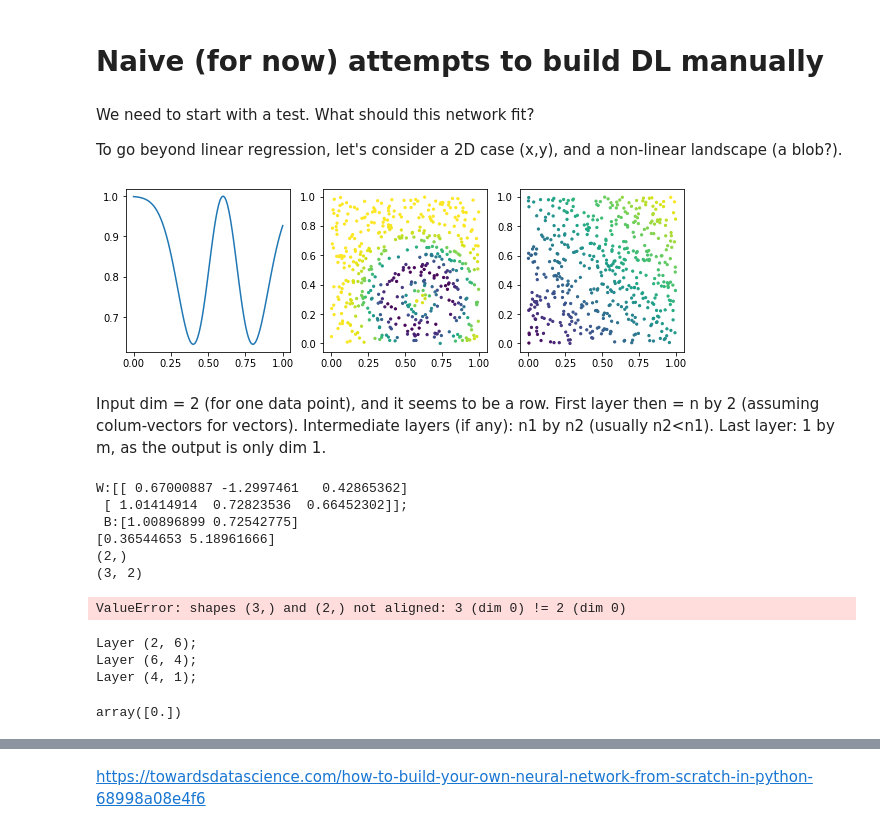
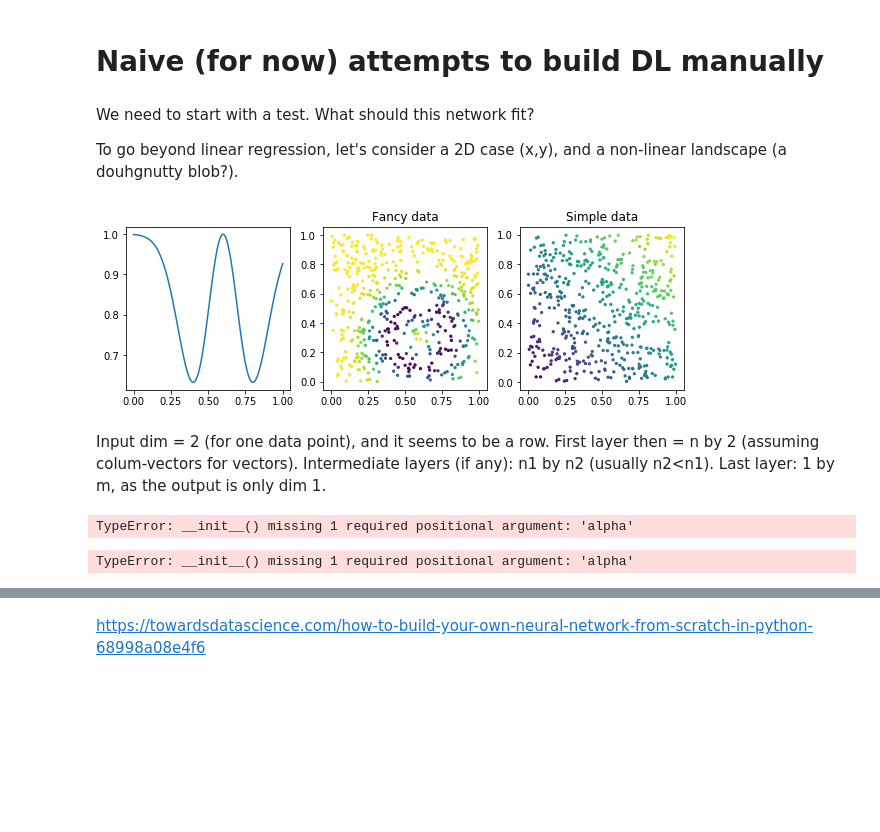
Before and after one commit to khakhalin/Sketches, a Jupyter notebook: sklearn_experiments/manual_dl.ipynb, the cells around one changed output, grey strips where cells are left out. Cells and saved outputs as stored; diff of their text form; code cells hidden in the pictures; blank space fills up the shorter version.

```diff
--- a/sklearn_experiments/manual_dl.ipynb
+++ b/sklearn_experiments/manual_dl.ipynb
@@ -6,49 +6,52 @@ import matplotlib.pyplot as plt
 # %% [markdown]
 We need to start with a test. What should this network fit?
 
-To go beyond linear regression, let's consider a 2D case (x,y), and a non-linear landscape (a blob?).
+To go beyond linear regression, let's consider a 2D case (x,y), and a non-linear landscape (a douhgnutty blob?).
 # %%
 def target(xy, y=None, simple=False):
     if y is None:
         x = xy[:,0]
         y = xy[:,1]
     else:
         x = xy
     if simple:
         val = x+y
         val = val/max(val)
     else:
         d = np.sqrt((x-0.6)**2 + (y-0.3)**2)*5
         val = 1-np.exp(-d**2)*d**2
     return val
 
 plt.figure(figsize=(10,3))
 x = np.linspace(0,1,101)
 plt.subplot(131)
 plt.plot(x, target(x,0.3))
 
 xy = np.random.uniform(size=(500,2))
+z = target(xy, simple=True)
+plt.subplot(133);
+plt.scatter(xy[:,0], xy[:,1], s=5, c=z);
+plt.title('Simple data');
+
+xy = np.random.uniform(size=(500,2))
 z = target(xy, simple=False)
 plt.subplot(132);
 plt.scatter(xy[:,0], xy[:,1], s=5, c=z);
-
-xy = np.random.uniform(size=(500,2))
-z = target(xy, simple=True)
-plt.subplot(133);
-plt.scatter(xy[:,0], xy[:,1], s=5, c=z);
+plt.title('Fancy data');
 # %% [output]
-[figure, old version]
+[figure, new version]
 # %% [markdown]
 Input dim = 2 (for one data point), and it seems to be a row. First layer then = n by 2 (assuming colum-vectors for vectors). Intermediate layers (if any): n1 by n2 (usually n2<n1). Last layer: 1 by m, as the output is only dim 1.
 # %%
 class Layer():
     """Neural Network Layer."""
-    def __init__(self,m,n): # Dimensions are given in the order of logical human transformation: m-vec to n-vec
+    def __init__(self,m,n,alpha): # Dimensions are given in the order of logical human transformation: m-vec to n-vec
         self.w = np.random.randn(n,m)
         self.b = np.random.randn(n)
         self.input  = np.zeros(m)
         self.out = np.zeros(n)
         self.left_error = np.zeros(m) # For backprop
+        self.alpha = alpha            # Learning rate
 
     def __str__(self):
         return 'W:' + str(self.w) + ";\n B:" + str(self.b)
@@ -58,38 +61,33 @@ class Layer():
 
     def run(self,x):
         """Forward run."""
+        # if type(x)==list:   x = np.array(x)
         self.input = x.copy()               # Deepcopy, as we need values, not the reference
         if len(x)!=self.w.shape[1]:
             error("Dimensions don't match")
         self.out = np.maximum(0 , np.matmul(self.w , x) + self.b)
-        return self.out.copy()              # Let's assume that it's the object that isolates everything
+        return self.out.copy()              # Isolating copies at return
 
     def backprop(self,y):
         """Backprop."""
-        print(y.shape)
-        print(self.w.T.shape)
         self.left_error = np.matmul(self.w.T, y)
-        self.w += np.dot(self.input , y*(self.out>0))
+        self.w += np.outer(self.input , y*(self.out>0)).T *self.alpha
         return self.left_error.copy()
 
 
-# test
-l = Layer(3,2)
-print(l)
-print(l.run([1,2,3]))
-print(l.backprop(np.array([1,2])))
+# Tests
+np.random.seed(3)
+l = Layer(2,2)
+print('Layer:',l)
+print('Run 1:',l.run([1,-2]))
+print('Backprop:',l.backprop(np.array([-1,1])))
+print('Run 2:',l.run([1,-2]))
 # %% [output]
-W:[[ 0.67000887 -1.2997461   0.42865362]
- [ 1.01414914  0.72823536  0.66452302]];
- B:[1.00896899 0.72542775]
-[0.36544653 5.18961666]
-(2,)
-(3, 2)
+TypeError: __init__() missing 1 required positional argument: 'alpha'
-ValueError: shapes (3,) and (2,) not aligned: 3 (dim 0) != 2 (dim 0)
 # %%
 class Network():
     """Full neural network"""
-    def __init__(self,depth,nstart,nend):
+    def __init__(self,depth,nstart,nend,alpha=0.01):
         if depth==1:
             self.layers = [Layer(nstart,nend)]
         else:
@@ -103,10 +101,15 @@ class Network():
     def __str__(self):
         return ''.join(['Layer '+str(l.shape())+';\n' for l in self.layers])
 
+    def process(self,X):
+        out = np.zeros(X.shape[0])
+        for i in range(X.shape[0]):
+            out[i] = self.run(X[i,:])
+        return out
+
     def run(self,x):
         y = x.copy()
         for l in self.layers:
-            #print(y)
             y = l.run(y)
         return y
 
@@ -114,8 +117,8 @@ class Network():
         """Training step"""
         yhat = self.run(x)
         loss = np.linalg.norm(yhat-y)
-        e = yhat-y
-        for l in self.layers[::,-1]:
+        e = y-yhat
+        for l in self.layers[::-1]:
             e = l.backprop(e)
         return loss
 
@@ -124,16 +127,13 @@ class Network():
         for i in range(len(ymat)):
             loss.append(self.step(xmat[i,:],ymat[i]))
         return loss
-
-# test
-mynet = Network(3,2,1)
-print(mynet)
-mynet.run([2,3])
-# %% [output]
-Layer (2, 6);
-Layer (6, 4);
-Layer (4, 1);
-array([0.])
+# %%
+# Network creation
+mynet = Network(3,2,1, alpha=0.001)
+print(mynet)
+mynet.run([2,3])
+# %% [output]
+TypeError: __init__() missing 1 required positional argument: 'alpha'
 # %%
 plt.plot(mynet.train(xy,z));
 # %% [output]
```
Also changed, not shown: parts of 4 cells of this notebook.
